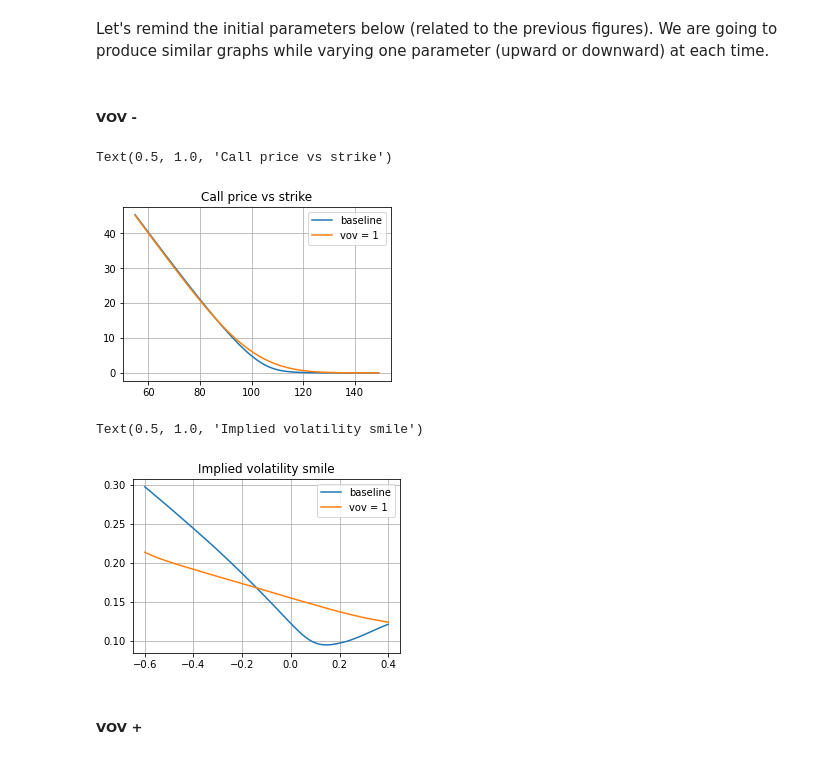
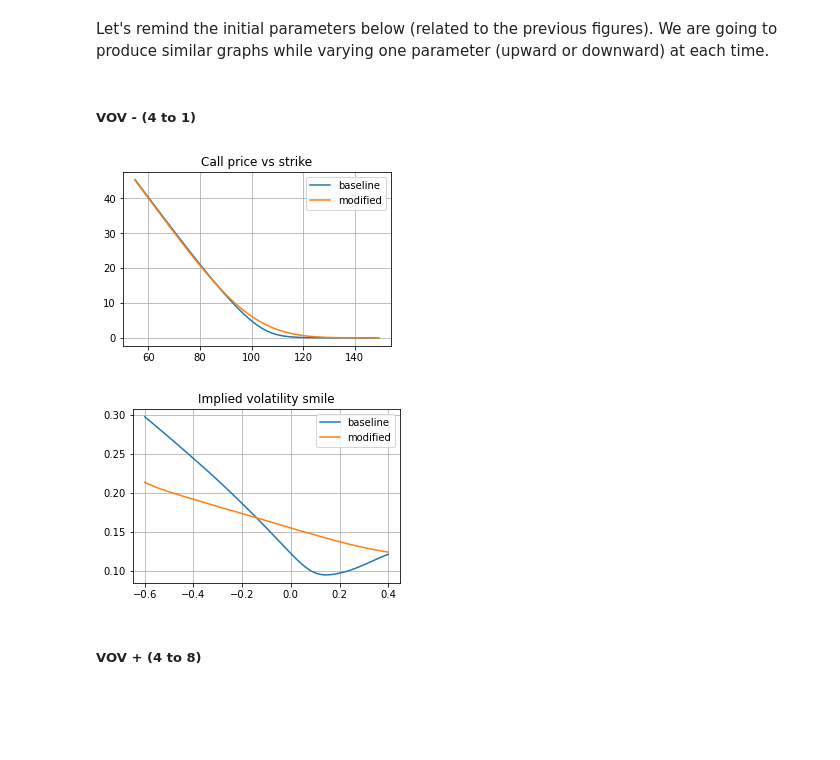
Before and after one commit to Julien-website/Stochastic_Loc_Vol_Project, a Jupyter notebook: ComputingAssignment - AdvancedCalibrationMethodsAndVixDerivatives.ipynb, the cells around one changed output. Cells and saved outputs as stored; diff of their text form; code cells hidden in the pictures; blank space fills up the shorter version.

```diff
--- a/ComputingAssignment - AdvancedCalibrationMethodsAndVixDerivatives.ipynb
+++ b/ComputingAssignment - AdvancedCalibrationMethodsAndVixDerivatives.ipynb
@@ -1549,2 +1586,2 @@ iv_base = vec_find_vol_rat(opt_price_base, S_0, strike_array, T, 0, 'c')
 # %% [markdown]
-##### VOV -
+##### VOV - (4 to 1)
@@ -1560,22 +1588,18 @@ iv = vec_find_vol_rat(opt_price, S_0, strike_array, T, 0, 'c')
-# %%
-plt.figure()
-plt.plot(strike_array, opt_price_base, label="baseline")
-plt.plot(strike_array, opt_price, label="vov = 1")
-plt.legend()
-plt.grid()
-plt.title("Call price vs strike")
-# %% [output]
-Text(0.5, 1.0, 'Call price vs strike')
-[figure, removed]
-# %%
-plt.figure()
-plt.plot(lm, iv_base, label="baseline")
-plt.plot(lm, iv, label="vov = 1")
-plt.legend()
-plt.grid()
-plt.title("Implied volatility smile")
-# %% [output]
-Text(0.5, 1.0, 'Implied volatility smile')
-[figure, removed]
+# %%
+plot_smile_comparison(
+    vov=1,
+    k_1=20,
+    k_2=1.5,
+    theta=0.75,
+    xi_0=0.025,
+    rho_sx1=-0.8,
+    rho_sx2=-0.7,
+    rho_x1x2=0.7,
+    T=1,
+    label="modified"
+)
+# %% [output]
+[figure, added]
+[figure, added]
 # %% [markdown]
-##### VOV +
+##### VOV + (4 to 8)
```
Also changed, not shown: parts of 34 cells of this notebook.
